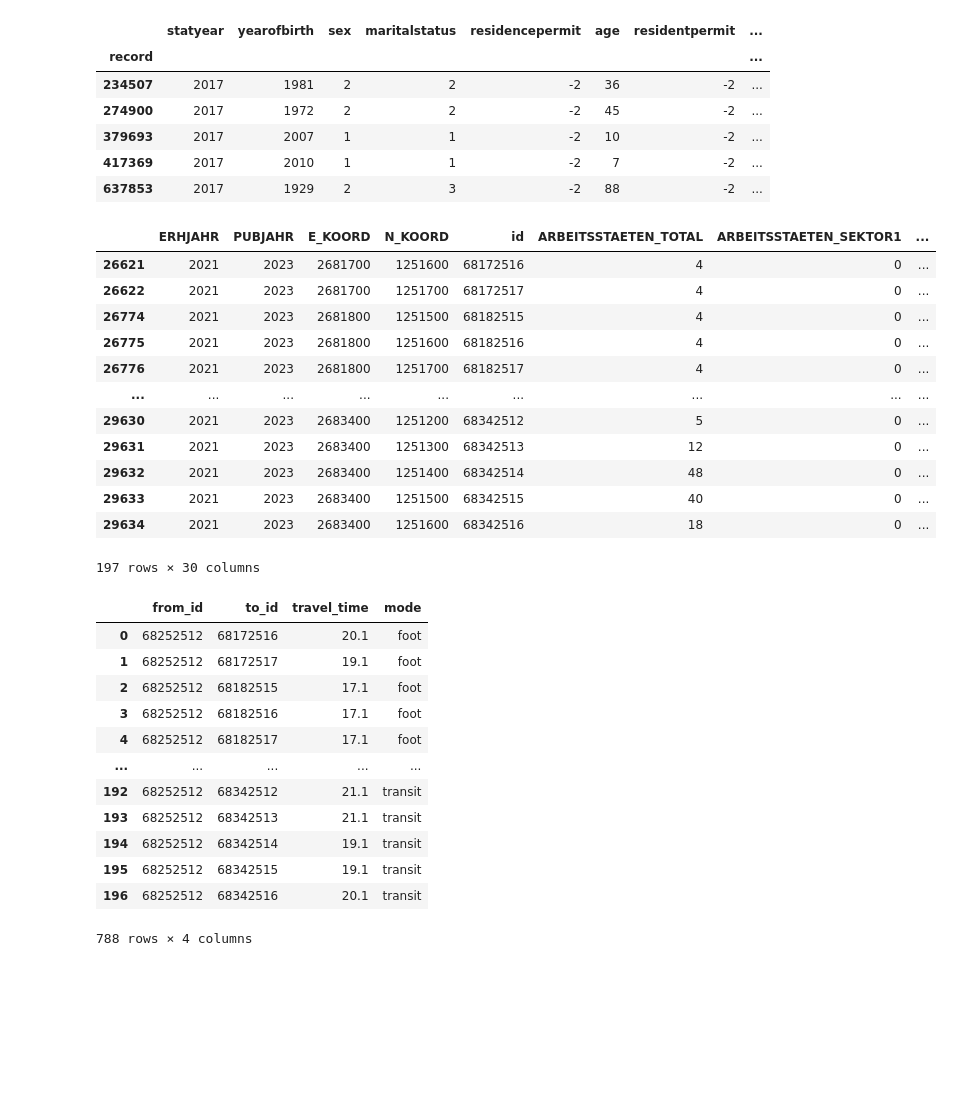
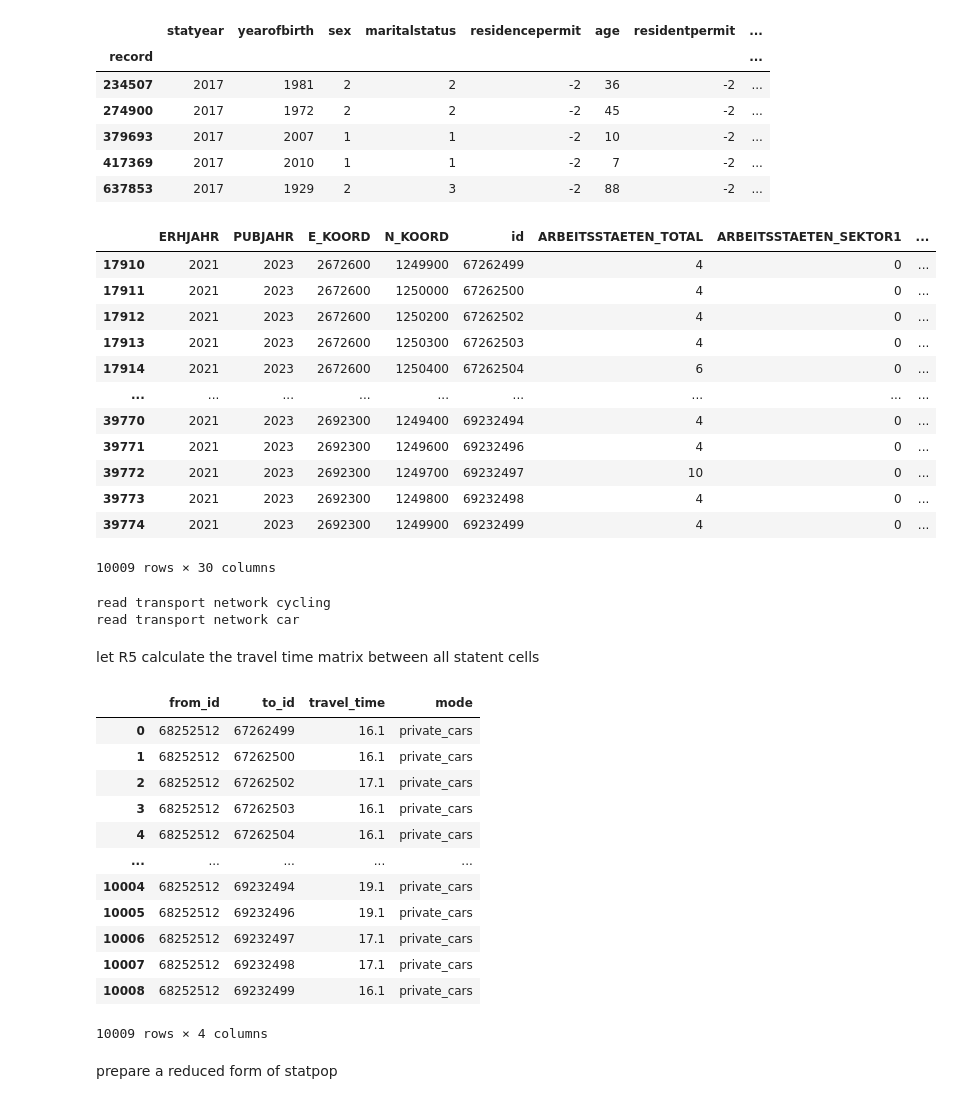
Before and after one commit to lukasballo/snman, a Jupyter notebook: scripts_accessibility_paper/r5.ipynb, the cells around one changed output. Cells and saved outputs as stored; diff of their text form; code cells hidden in the pictures; blank space fills up the shorter version.

```diff
--- a/scripts_accessibility_paper/r5.ipynb
+++ b/scripts_accessibility_paper/r5.ipynb
@@ -85,31 +85,31 @@ statpop_filtered.head()
 # %%
 # filter statent for cells within distance limit
 origin = statent.set_index('id').geometry[statent_id]
 origins = geopandas.GeoDataFrame(
     {
         "id": [statent_id],
         "geometry": [origin]
     },
     crs="EPSG:2056",
 )
 statent_filtered = statent[statent['geometry'].within(
-    origin.buffer(1000)
+    origin.buffer(10000)
 )]
 statent_filtered
 # %% [output]
 |  | ERHJAHR | PUBJAHR | E_KOORD | N_KOORD | id | ARBEITSSTAETEN_TOTAL | ARBEITSSTAETEN_SEKTOR1 | ... |
-| 26621 | 2021 | 2023 | 2681700 | 1251600 | 68172516 | 4 | 0 | ... |
-| 26622 | 2021 | 2023 | 2681700 | 1251700 | 68172517 | 4 | 0 | ... |
-| 26774 | 2021 | 2023 | 2681800 | 1251500 | 68182515 | 4 | 0 | ... |
-| 26775 | 2021 | 2023 | 2681800 | 1251600 | 68182516 | 4 | 0 | ... |
-| 26776 | 2021 | 2023 | 2681800 | 1251700 | 68182517 | 4 | 0 | ... |
+| 17910 | 2021 | 2023 | 2672600 | 1249900 | 67262499 | 4 | 0 | ... |
+| 17911 | 2021 | 2023 | 2672600 | 1250000 | 67262500 | 4 | 0 | ... |
+| 17912 | 2021 | 2023 | 2672600 | 1250200 | 67262502 | 4 | 0 | ... |
+| 17913 | 2021 | 2023 | 2672600 | 1250300 | 67262503 | 4 | 0 | ... |
+| 17914 | 2021 | 2023 | 2672600 | 1250400 | 67262504 | 6 | 0 | ... |
 | ... | ... | ... | ... | ... | ... | ... | ... | ... |
-| 29630 | 2021 | 2023 | 2683400 | 1251200 | 68342512 | 5 | 0 | ... |
-| 29631 | 2021 | 2023 | 2683400 | 1251300 | 68342513 | 12 | 0 | ... |
-| 29632 | 2021 | 2023 | 2683400 | 1251400 | 68342514 | 48 | 0 | ... |
-| 29633 | 2021 | 2023 | 2683400 | 1251500 | 68342515 | 40 | 0 | ... |
-| 29634 | 2021 | 2023 | 2683400 | 1251600 | 68342516 | 18 | 0 | ... |
+| 39770 | 2021 | 2023 | 2692300 | 1249400 | 69232494 | 4 | 0 | ... |
+| 39771 | 2021 | 2023 | 2692300 | 1249600 | 69232496 | 4 | 0 | ... |
+| 39772 | 2021 | 2023 | 2692300 | 1249700 | 69232497 | 10 | 0 | ... |
+| 39773 | 2021 | 2023 | 2692300 | 1249800 | 69232498 | 4 | 0 | ... |
+| 39774 | 2021 | 2023 | 2692300 | 1249900 | 69232499 | 4 | 0 | ... |
-197 rows × 30 columns
+10009 rows × 30 columns
 # %%
 transport_network = r5py.TransportNetwork(
     os.path.join(outputs_path, 'before_oneway_links_default.osm.pbf'),
@@ -117,4 +117,18 @@ transport_network = r5py.TransportNetwork(
 )
+# %%
+print('read transport network cycling')
+transport_network_cycling = r5py.TransportNetwork(
+    os.path.join(outputs_path, 'before_oneway_links_cycling.osm.pbf'),
+)
+print('read transport network car')
+transport_network_car = r5py.TransportNetwork(
+    os.path.join(outputs_path, 'tt.osm.pbf'),
+)
+# %% [output]
+read transport network cycling
+read transport network car
+# %% [markdown]
+let R5 calculate the travel time matrix between all statent cells
 # %%
 tt_computers = {}
 common_settings = {
@@ -130,13 +144,13 @@ tt_computers[MODE_FOOT] = r5py.TravelTimeMatrixComputer(
 )
 
 tt_computers[MODE_CYCLING] = r5py.TravelTimeMatrixComputer(
-    transport_network,
-    transport_modes=[r5py.TransportMode.BICYCLE],
+    transport_network_cycling,
+    transport_modes=[r5py.TransportMode.CAR],
     **common_settings
 )
 
 tt_computers[MODE_PRIVATE_CARS] = r5py.TravelTimeMatrixComputer(
-    transport_network,
+    transport_network_car,
     transport_modes=[r5py.TransportMode.CAR],
     **common_settings
 )
@@ -161,19 +175,21 @@ tt_matrix = pd.concat(tt_matrices.values())
 
 # add base travel time to avoid 0 values
 tt_matrix['travel_time'] = tt_matrix['travel_time'] + 0.1
-tt_matrix
+tt_matrix[tt_matrix['mode'] == 'private_cars']
 # %% [output]
 |  | from_id | to_id | travel_time | mode |
-| 0 | 68252512 | 68172516 | 20.1 | foot |
-| 1 | 68252512 | 68172517 | 19.1 | foot |
-| 2 | 68252512 | 68182515 | 17.1 | foot |
-| 3 | 68252512 | 68182516 | 17.1 | foot |
-| 4 | 68252512 | 68182517 | 17.1 | foot |
+| 0 | 68252512 | 67262499 | 16.1 | private_cars |
+| 1 | 68252512 | 67262500 | 16.1 | private_cars |
+| 2 | 68252512 | 67262502 | 17.1 | private_cars |
+| 3 | 68252512 | 67262503 | 16.1 | private_cars |
+| 4 | 68252512 | 67262504 | 16.1 | private_cars |
 | ... | ... | ... | ... | ... |
-| 192 | 68252512 | 68342512 | 21.1 | transit |
-| 193 | 68252512 | 68342513 | 21.1 | transit |
-| 194 | 68252512 | 68342514 | 19.1 | transit |
-| 195 | 68252512 | 68342515 | 19.1 | transit |
-| 196 | 68252512 | 68342516 | 20.1 | transit |
+| 10004 | 68252512 | 69232494 | 19.1 | private_cars |
+| 10005 | 68252512 | 69232496 | 19.1 | private_cars |
+| 10006 | 68252512 | 69232497 | 17.1 | private_cars |
+| 10007 | 68252512 | 69232498 | 17.1 | private_cars |
+| 10008 | 68252512 | 69232499 | 16.1 | private_cars |
-788 rows × 4 columns
+10009 rows × 4 columns
+# %% [markdown]
+prepare a reduced form of statpop
 # %%
```
Also changed, not shown: parts of 14 cells of this notebook, 13 other files.
